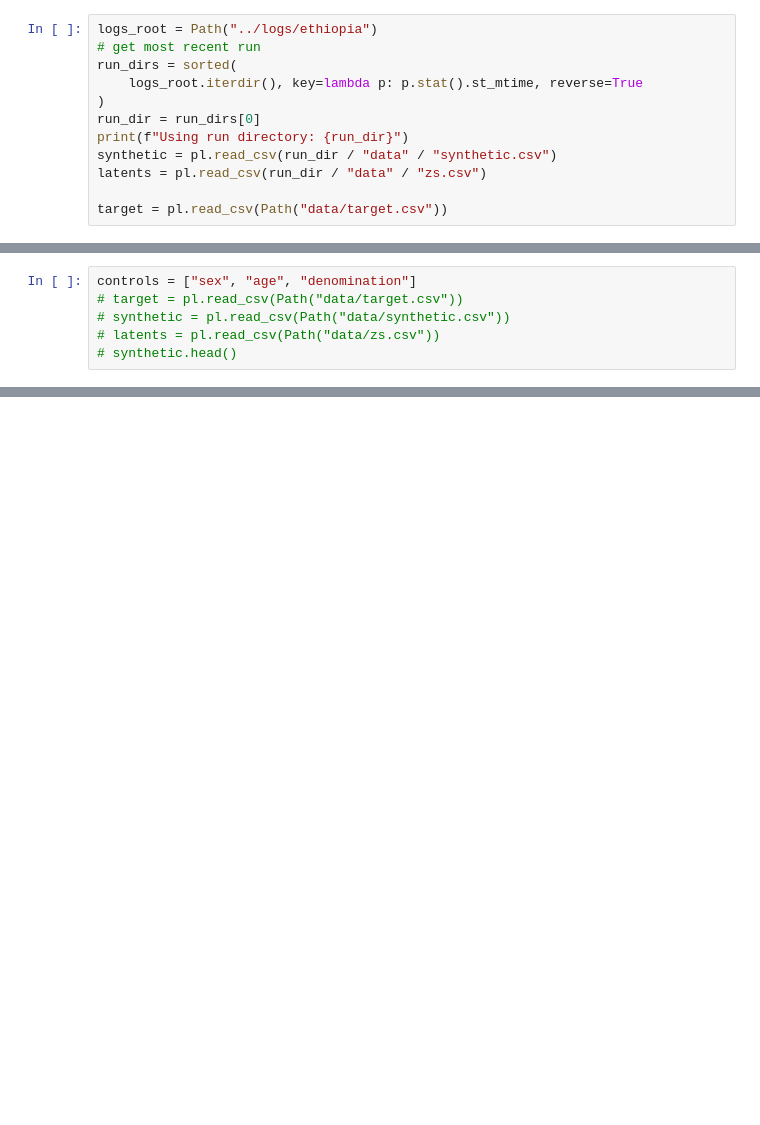
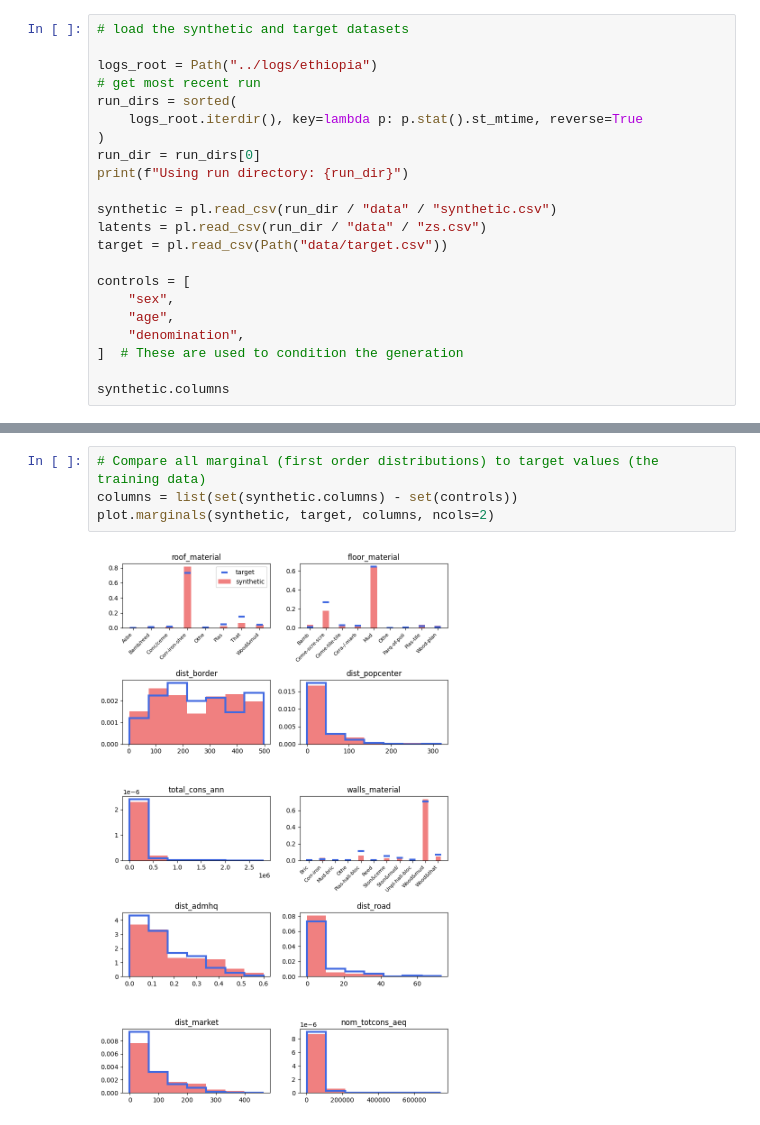
Before and after one commit to fredshone/robin, a Jupyter notebook: demos/evaluate.ipynb, the cells around one changed output, grey strips where cells are left out. Saved outputs shown, nothing was run; the diff lists cells and outputs as text; blank space fills up the shorter version.

Commit message:
better eval plots

```diff
--- a/demos/evaluate.ipynb
+++ b/demos/evaluate.ipynb
@@ -8,4 +13,6 @@ import polars as pl
 # %%
+# load the synthetic and target datasets
+
 logs_root = Path("../logs/ethiopia")
 # get most recent run
 run_dirs = sorted(
@@ -13,8 +20,16 @@ run_dirs = sorted(
 )
 run_dir = run_dirs[0]
 print(f"Using run directory: {run_dir}")
+
 synthetic = pl.read_csv(run_dir / "data" / "synthetic.csv")
 latents = pl.read_csv(run_dir / "data" / "zs.csv")
+target = pl.read_csv(Path("data/target.csv"))
 
-target = pl.read_csv(Path("data/target.csv"))
+controls = [
+    "sex",
+    "age",
+    "denomination",
+]  # These are used to condition the generation
+
+synthetic.columns
 # %% [output]
@@ -22,6 +49,0 @@ Using run directory: ../logs/ethiopia/gh6q2q2v
-# %%
-controls = ["sex", "age", "denomination"]
-# target = pl.read_csv(Path("data/target.csv"))
-# synthetic = pl.read_csv(Path("data/synthetic.csv"))
-# latents = pl.read_csv(Path("data/zs.csv"))
-# synthetic.head()
@@ -98,0 +127,6 @@ torch.zeros(3, 0)
+# %%
+# Compare all marginal (first order distributions) to target values (the training data)
+columns = list(set(synthetic.columns) - set(controls))
+plot.marginals(synthetic, target, columns, ncols=2)
+# %% [output]
+[figure, added]
```
Also changed, not shown: parts of 17 cells of this notebook, 8 other files.
